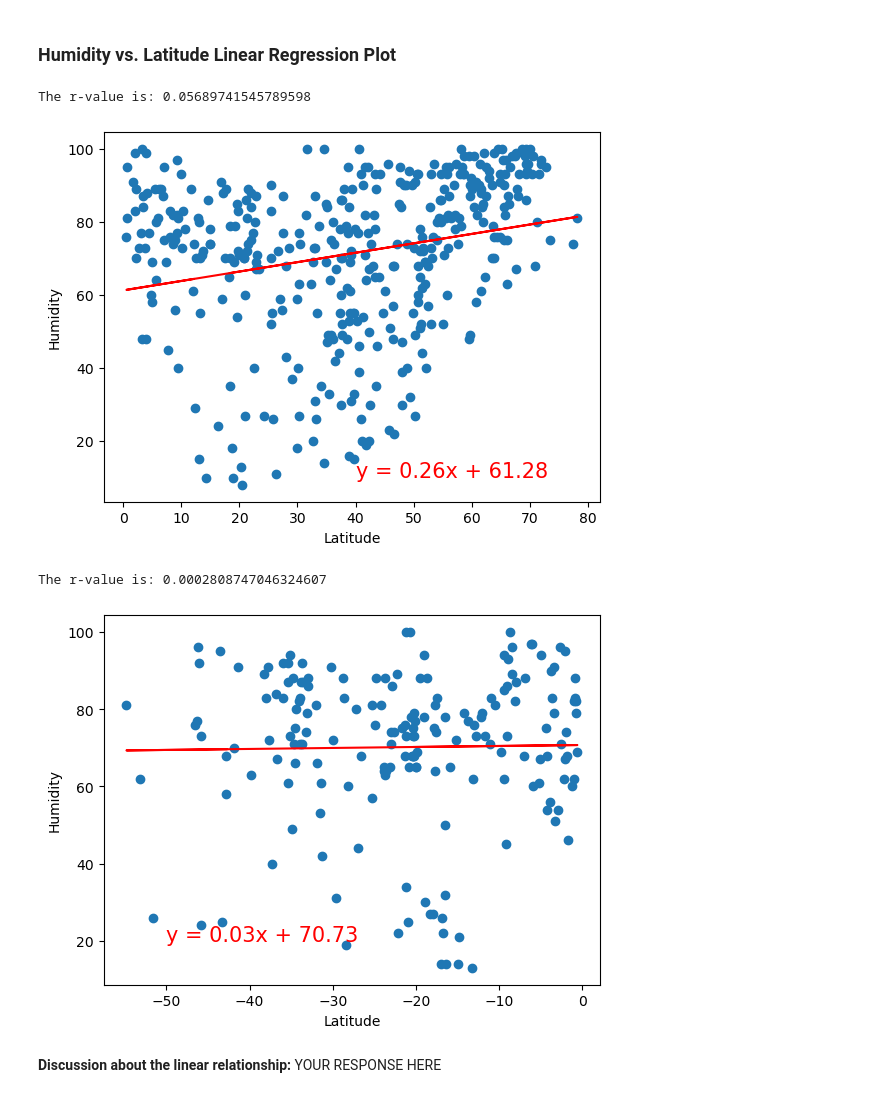
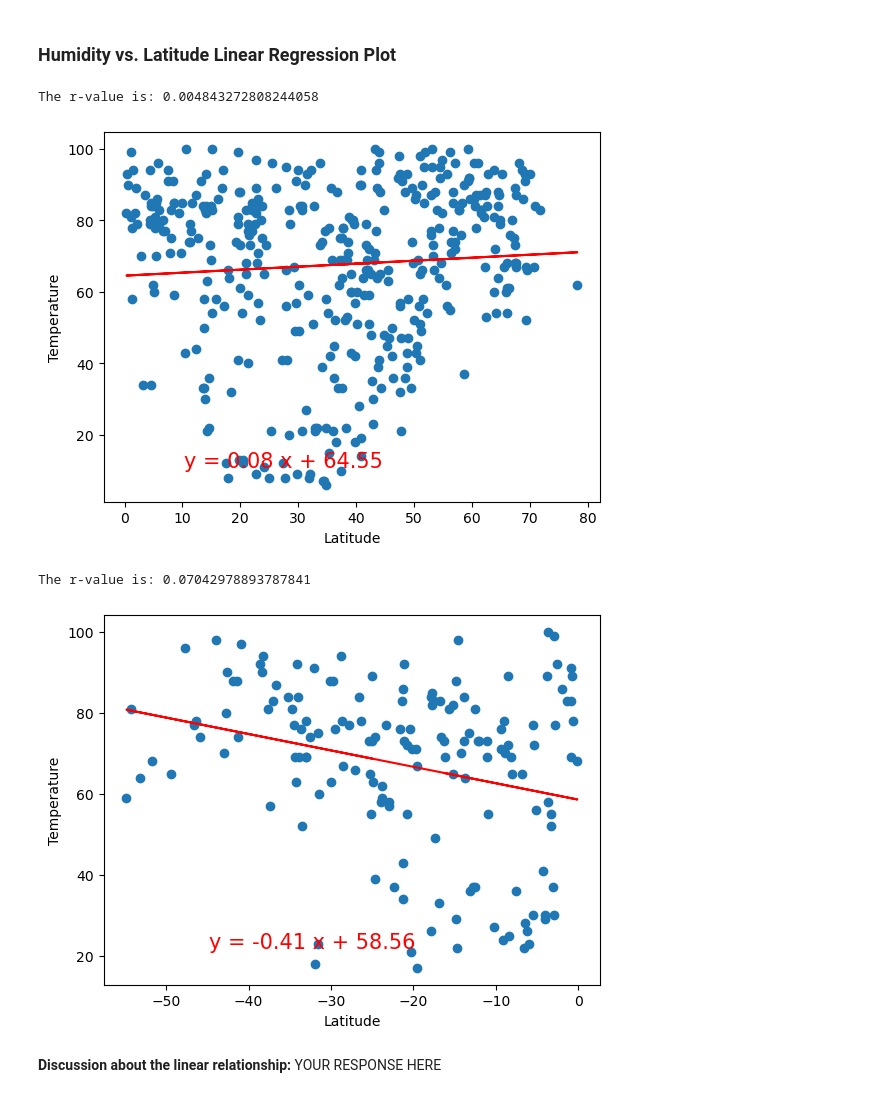
Before and after one commit to Andrew-Bourgeois/python-api-challenge, a Jupyter notebook: WeatherPy_Bourgeois.ipynb, the cells around one changed output. Drawn from its saved outputs; the diff is of its cells as text; code cells hidden in the pictures.

Commit message:
Added Lin Regress func

```diff
--- a/WeatherPy_Bourgeois.ipynb
+++ b/WeatherPy_Bourgeois.ipynb
@@ -289,6 +286,32 @@ plt.show()
+# %%
+# Define a function to create Linear Regression plots
+def plot_linregress(df, x_val, y_val):
+    x = df[x_val]
+    y = df[y_val]
+
+    # Perform a linear regression
+    (slope, y_int, r_value, p_value, std_err) = linregress(x, y)
+    line_eq = f"y = {round(slope,2)} x + {round(y_int,2)}"
+    reg_values = x * slope + y_int
+
+    # plot scatter
+    plt.scatter(x, y)
+    # plot linear regression line
+    plt.plot(x, reg_values, "r-")
+
+    # Label plot and annotate the line equation
+    plt.xlabel("Latitude")
+    plt.ylabel("Temperature")
+    plt.annotate(line_eq, ((x.min()+10), (y.min()+5)), fontsize=15, color="red")
+
+    # Print r value
+    print(f"The r-value is: {r_value**2}")
+
+    # Show plot
+    plt.show()
 # %%
 # Create a DataFrame with the Northern Hemisphere data (Latitude >= 0)
-# YOUR CODE HERE
+northern_hemi_df = city_data_df.loc[city_data_df["Lat"] >= 0]
 
 # Display sample data
 northern_hemi_df.head()
@@ -334,16 +357,16 @@ The r-value is: 0.4121057168607245
 ### Humidity vs. Latitude Linear Regression Plot
 # %%
 # Northern Hemisphere
-# YOUR CODE HERE
+plot_linregress(northern_hemi_df, "Lat", "Humidity")
 # %% [output]
-The r-value is: 0.05689741545789598
+The r-value is: 0.004843272808244058
-[figure, old version]
+[figure, new version]
 # %%
 # Southern Hemisphere
-# YOUR CODE HERE
+plot_linregress(southern_hemi_df, "Lat", "Humidity")
 # %% [output]
-The r-value is: 0.0002808747046324607
+The r-value is: 0.07042978893787841
-[figure, old version]
+[figure, new version]
 # %% [markdown]
 **Discussion about the linear relationship:** YOUR RESPONSE HERE
 # %% [markdown]
```
Also changed, not shown: parts of 11 cells of this notebook.
